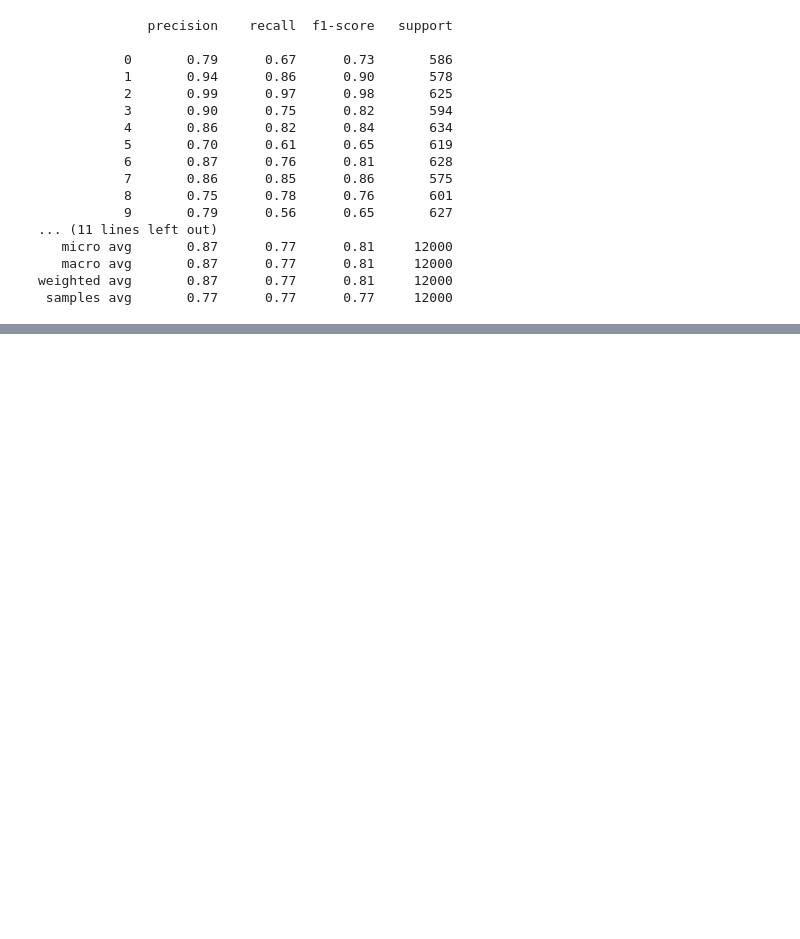
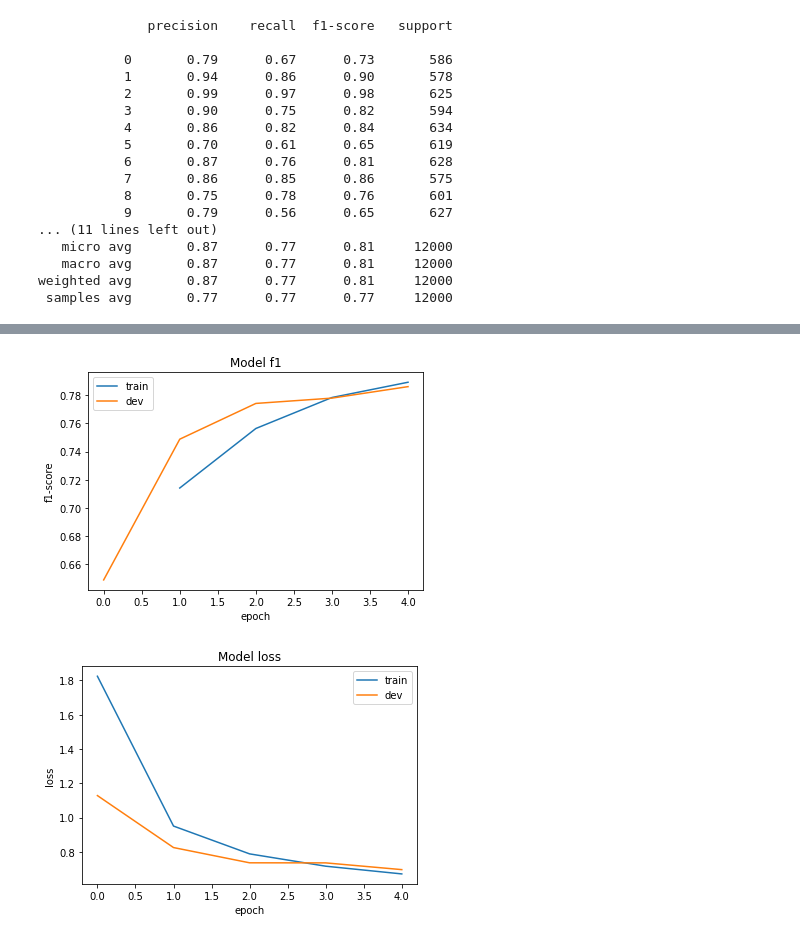
Before and after one commit to markioan/RNNTextAnalytics, a Jupyter notebook: notebooks/Embending.ipynb, the cells around one changed output, grey strips where cells are left out. Saved outputs shown, nothing was run; the diff lists cells and outputs as text; code cells hidden in the pictures; blank space fills up the shorter version.

Commit message:
Added talos results and ran best model

```diff
--- a/notebooks/Embending.ipynb
+++ b/notebooks/Embending.ipynb
@@ -882,0 +885,5 @@ HBox(children=(IntProgress(value=0, description='Epoch 4', max=22400, style=Prog
+# %%
+report = talos.Reporting(history_model)
+best_model_idx = report.data['val_f1'].idxmax()
+best_model_params = report.data.loc[best_model_idx].to_dict()
+best_model_params
@@ -882,0 +909,4 @@ HBox(children=(IntProgress(value=0, description='Epoch 4', max=22400, style=Prog
+# %%
+best_model_history, best_model = load_biGRU_model(train_data, y_train,
+                                            dev_data, y_train_dev,
+                                                best_model_params)
@@ -882,0 +942,24 @@ HBox(children=(IntProgress(value=0, description='Epoch 4', max=22400, style=Prog
+# %%
+%matplotlib inline
+import matplotlib.pyplot as plt
+
+
+# summarize history for f1
+plt.plot(best_model_history.history['f1'])
+plt.plot(best_model_history.history['val_f1'])
+plt.title('Model f1')
+plt.ylabel('f1-score')
+plt.xlabel('epoch')
+plt.legend(['train', 'dev'], loc='upper left')
+plt.show()
+# summarize history for loss
+plt.plot(best_model_history.history['loss'])
+plt.plot(best_model_history.history['val_loss'])
+plt.title('Model loss')
+plt.ylabel('loss')
+plt.xlabel('epoch')
+plt.legend(['train', 'dev'], loc='upper right')
+plt.show()
+# %% [output]
+[figure, added]
+[figure, added]
```
Also changed, not shown: parts of 4 cells of this notebook.
